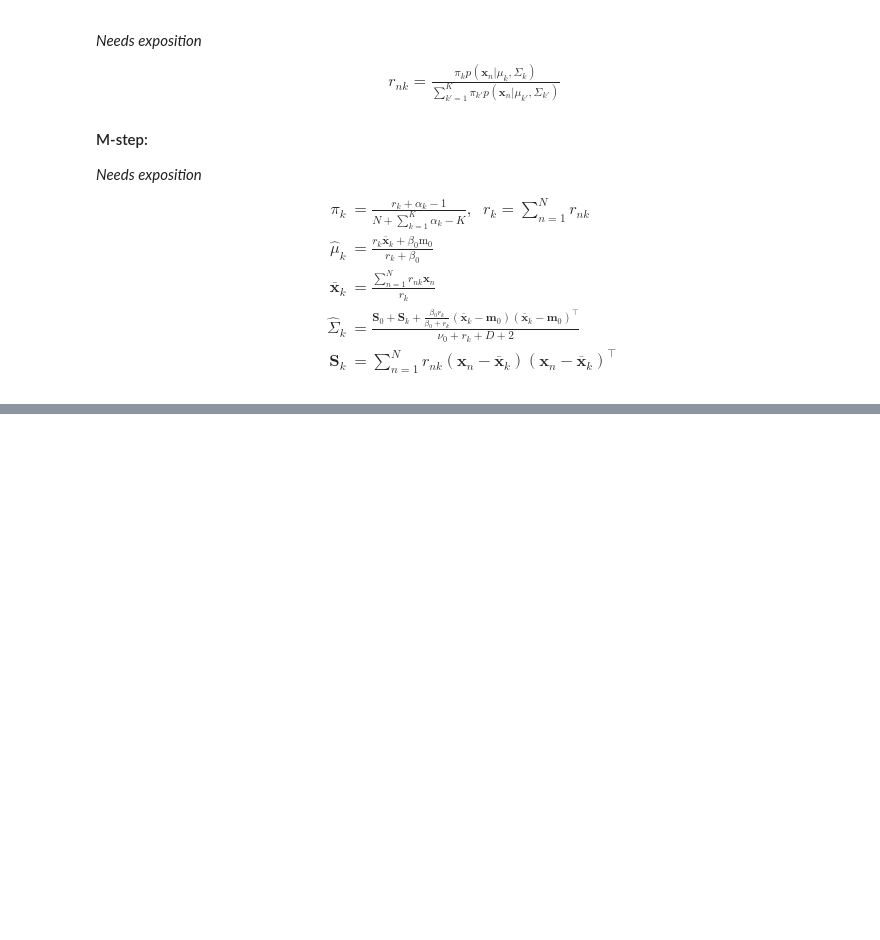
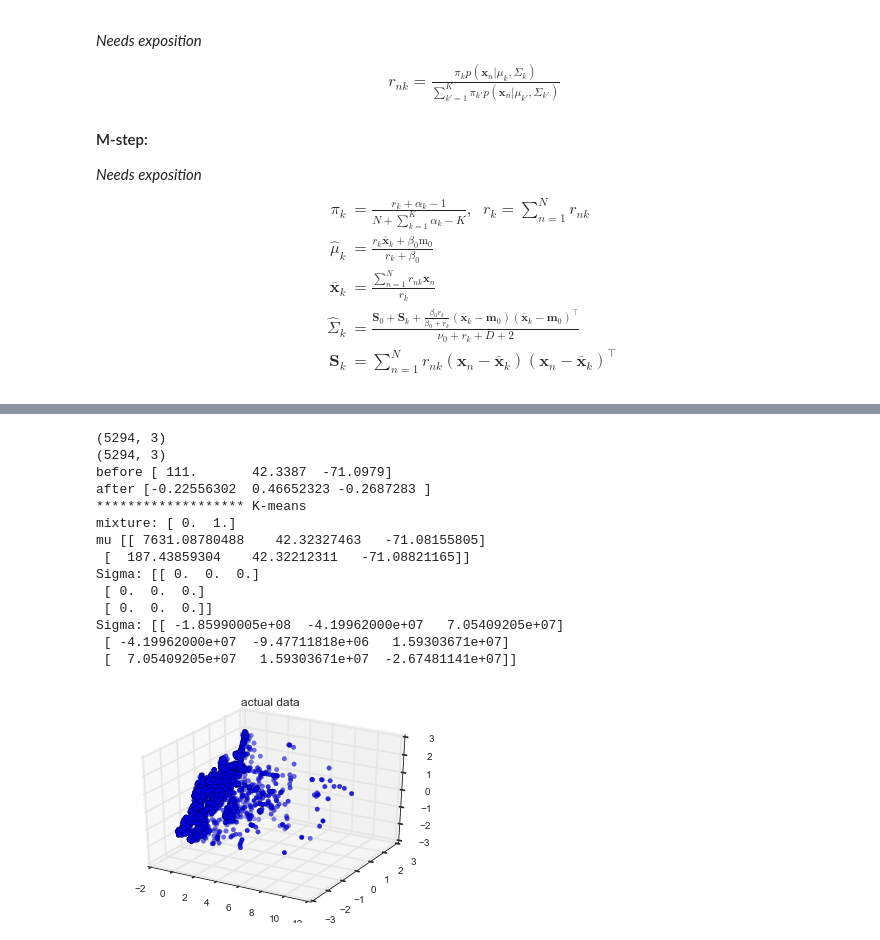
Before and after one commit to onefishy/Boston311, a Jupyter notebook: Code/EM for MLE and MAP.ipynb, the cells around one changed output, grey strips where cells are left out. Cells and saved outputs as stored; diff of their text form; code cells hidden in the pictures; blank space fills up the shorter version.

```diff
--- a/Code/EM for MLE and MAP.ipynb
+++ b/Code/EM for MLE and MAP.ipynb
@@ -115,10 +107,0 @@ Dates processed in 245.67 seconds.
-# %%
-begin = pd.to_datetime('March 15, 2014 12:00PM')
-end = pd.to_datetime('March 19, 2014 12:00PM')
-
-t1 = time.time()
-in_range = subset_requests[subset_requests['OPEN_DT'] > begin]
-in_range = in_range[in_range['OPEN_DT'] < end]
-t2= time.time()
-
-print "Dates filtered in %.2f seconds." % (t2 - t1)
@@ -310,0 +430,52 @@ Sigma1 [[ 1000.     0.     0.]
+# %%
+########################################
+########################################
+#####     Run on real data         #####
+########################################
+########################################
+
+data = real_data('March 15, 2014 12:00PM', 'March 30, 2014 12:00PM')
+data_std = scale(data)
+#data_norm = normalize(data)
+print data.shape
+
+print 'before', data[500]
+print 'after', data_std[500]
+
+#---------------- K-means initialization for MLE ----------------#
+N = data.shape[0] #number of observations
+K = 2 #number of components
+D = data.shape[1] #number of features per observation
+
+pi, mu, Sigma = k_means(N, D, K, data_std)
+
+print '******************* K-means'
+print 'mixture:', pi
+print 'mu', mu
+print 'Sigma:', Sigma[0]
+print 'Sigma:', Sigma[1]
+
+
+fig = plt.figure()
+ax = fig.add_subplot(111, projection='3d')
+
+ax.scatter(data_std[:, 0], data_std[:, 1], data_std[:, 2], c='b')
+
+plt.title('actual data')
+plt.show()
+# %% [output]
+(5294, 3)
+(5294, 3)
+before [ 111.       42.3387  -71.0979]
+after [-0.22556302  0.46652323 -0.2687283 ]
+******************* K-means
+mixture: [ 0.  1.]
+mu [[ 7631.08780488    42.32327463   -71.08155805]
+ [  187.43859304    42.32212311   -71.08821165]]
+Sigma: [[ 0.  0.  0.]
+ [ 0.  0.  0.]
+ [ 0.  0.  0.]]
+Sigma: [[ -1.85990005e+08  -4.19962000e+07   7.05409205e+07]
+ [ -4.19962000e+07  -9.47711818e+06   1.59303671e+07]
+ [  7.05409205e+07   1.59303671e+07  -2.67481141e+07]]
+[figure, added]
```
Also changed, not shown: parts of 9 cells of this notebook.
